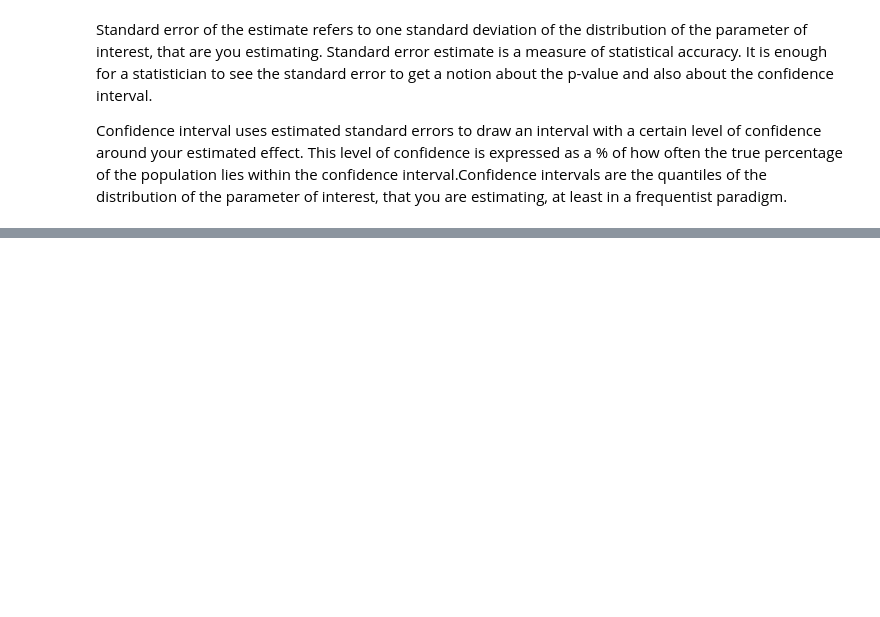
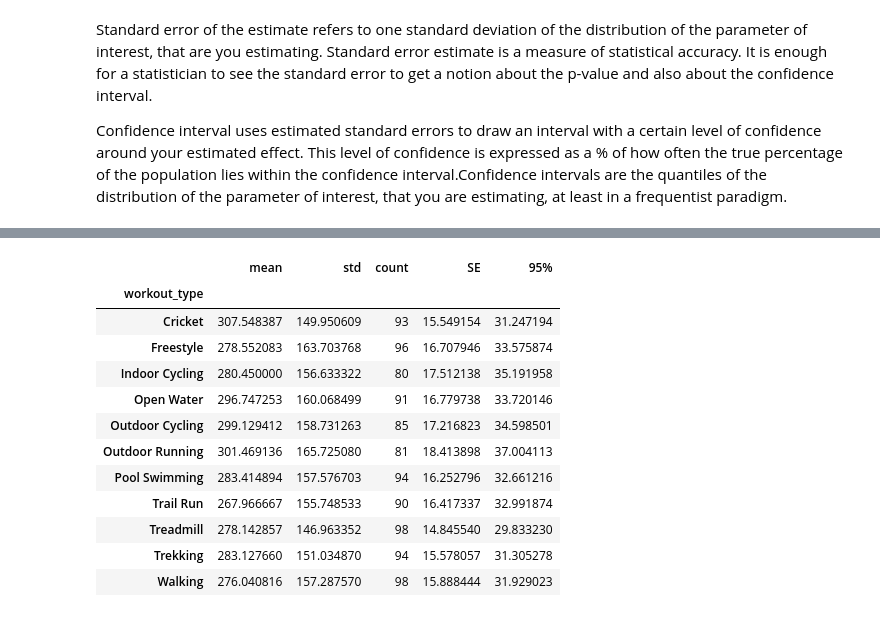
Before and after one commit to subshr4/subshr4, a Jupyter notebook: Quiz29.ipynb, the cells around one changed output, grey strips where cells are left out. Saved outputs shown, nothing was run; the diff lists cells and outputs as text; code cells hidden in the pictures; blank space fills up the shorter version.

```diff
--- a/Quiz29.ipynb
+++ b/Quiz29.ipynb
@@ -18,0 +38,31 @@ TypeError: ignored
+# %%
+import numpy as np
+from scipy.stats import t
+
+def SE(std,n):
+  return std/np.sqrt(n)
+
+
+
+
+
+dfgrouped['SE'] = dfgrouped.apply(lambda x: SE(x['std'],x['count']), axis = 1)
+
+
+dfgrouped.loc[:,'95%'] = dfgrouped.loc[:,'SE']*t.ppf(.975,49)
+
+dfgrouped
+# %% [output]
+|  | mean | std | count | SE | 95% |
+| workout_type |  |  |  |  |  |
+| Cricket | 307.548387 | 149.950609 | 93 | 15.549154 | 31.247194 |
+| Freestyle | 278.552083 | 163.703768 | 96 | 16.707946 | 33.575874 |
+| Indoor Cycling | 280.450000 | 156.633322 | 80 | 17.512138 | 35.191958 |
+| Open Water | 296.747253 | 160.068499 | 91 | 16.779738 | 33.720146 |
+| Outdoor Cycling | 299.129412 | 158.731263 | 85 | 17.216823 | 34.598501 |
+| Outdoor Running | 301.469136 | 165.725080 | 81 | 18.413898 | 37.004113 |
+| Pool Swimming | 283.414894 | 157.576703 | 94 | 16.252796 | 32.661216 |
+| Trail Run | 267.966667 | 155.748533 | 90 | 16.417337 | 32.991874 |
+| Treadmill | 278.142857 | 146.963352 | 98 | 14.845540 | 29.833230 |
+| Trekking | 283.127660 | 151.034870 | 94 | 15.578057 | 31.305278 |
+| Walking | 276.040816 | 157.287570 | 98 | 15.888444 | 31.929023 |
```
Also changed, not shown: parts of 4 cells of this notebook.
